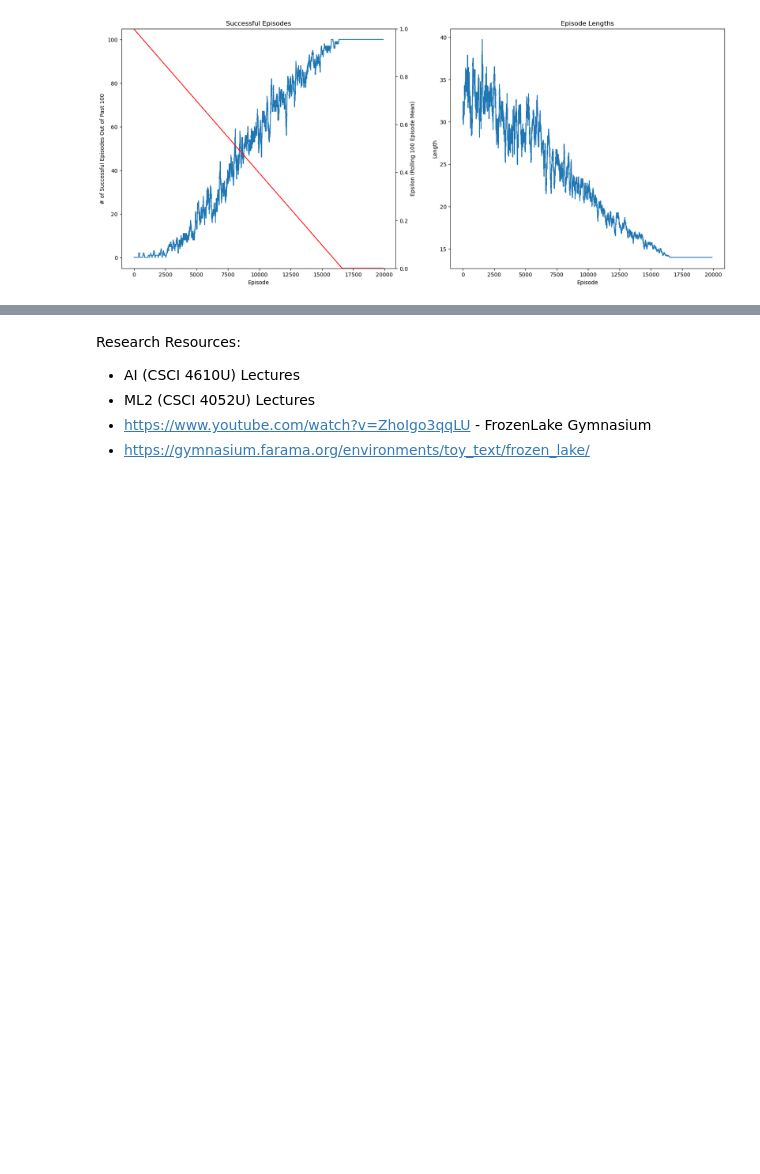
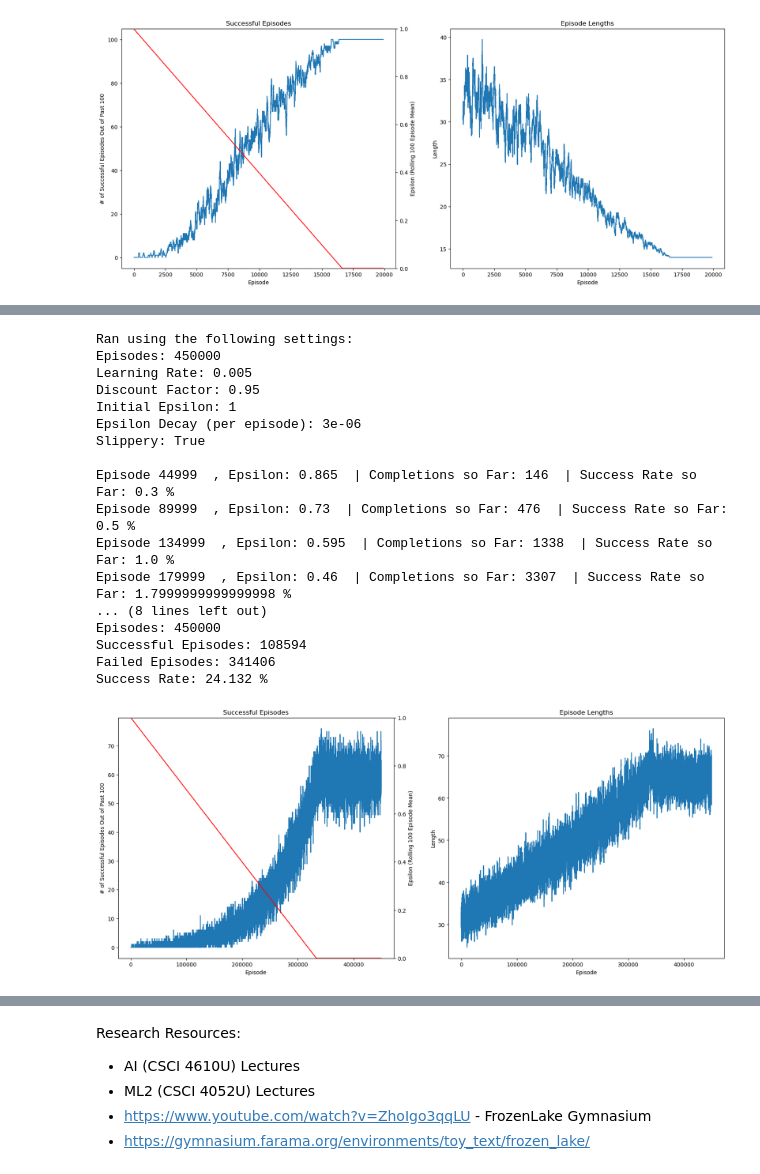
Before and after one commit to adadamc/ML2_RL_Exam, a Jupyter notebook: RL_FrozenLake.ipynb, the cells around one changed output, grey strips where cells are left out. Cells and saved outputs as stored; diff of their text form; code cells hidden in the pictures; blank space fills up the shorter version.

```diff
--- a/RL_FrozenLake.ipynb
+++ b/RL_FrozenLake.ipynb
@@ -188,0 +190,22 @@ Success Rate: 14.461 %
+# %%
+# Slippery = True
+run_episodes(450000, epsilon_change=0.000003, slippery=True, learning_rate=0.005)
+# %% [output]
+Ran using the following settings:
+Episodes: 450000
+Learning Rate: 0.005
+Discount Factor: 0.95
+Initial Epsilon: 1
+Epsilon Decay (per episode): 3e-06
+Slippery: True
+
+Episode 44999  , Epsilon: 0.865  | Completions so Far: 146  | Success Rate so Far: 0.3 %
+Episode 89999  , Epsilon: 0.73  | Completions so Far: 476  | Success Rate so Far: 0.5 %
+Episode 134999  , Epsilon: 0.595  | Completions so Far: 1338  | Success Rate so Far: 1.0 %
+Episode 179999  , Epsilon: 0.46  | Completions so Far: 3307  | Success Rate so Far: 1.7999999999999998 %
+... (8 lines left out)
+Episodes: 450000
+Successful Episodes: 108594
+Failed Episodes: 341406
+Success Rate: 24.132 %
+[figure, added]
```
Also changed, not shown: parts of 33 cells of this notebook, 1 other file.
